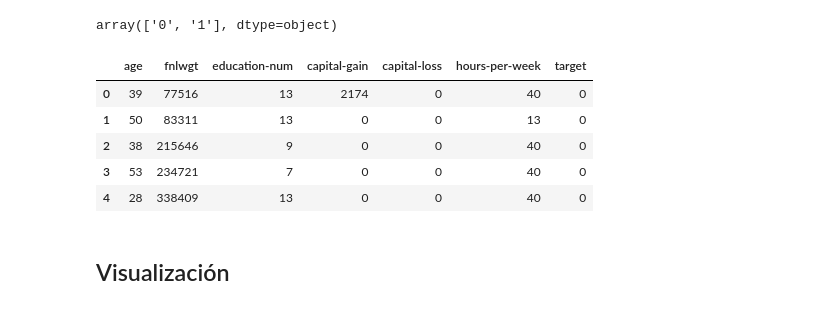
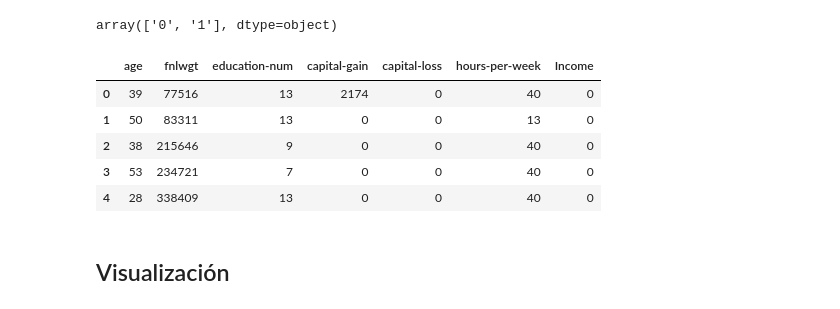
Before and after one commit to sofiaguarello/mat281_portfolio, a Jupyter notebook: m05_data_science/m05_final_project/m05_final_project.ipynb, the cells around one changed output. Saved outputs shown, nothing was run; the diff lists cells and outputs as text; code cells hidden in the pictures.

```diff
--- a/m05_data_science/m05_final_project/m05_final_project.ipynb
+++ b/m05_data_science/m05_final_project/m05_final_project.ipynb
@@ -251,9 +281,10 @@ array(['0', '1'], dtype=object)
 df=df.astype({'target': 'int64'})
 # %%
 df_numeric=df.select_dtypes("int64")
+df_numeric=df_numeric.rename({"target":"Income"},axis=1)
 df_numeric.head()
 # %% [output]
-|  | age | fnlwgt | education-num | capital-gain | capital-loss | hours-per-week | target |
+|  | age | fnlwgt | education-num | capital-gain | capital-loss | hours-per-week | Income |
 | 0 | 39 | 77516 | 13 | 2174 | 0 | 40 | 0 |
 | 1 | 50 | 83311 | 13 | 0 | 0 | 13 | 0 |
 | 2 | 38 | 215646 | 9 | 0 | 0 | 40 | 0 |
```
Also changed, not shown: parts of 25 cells of this notebook.
